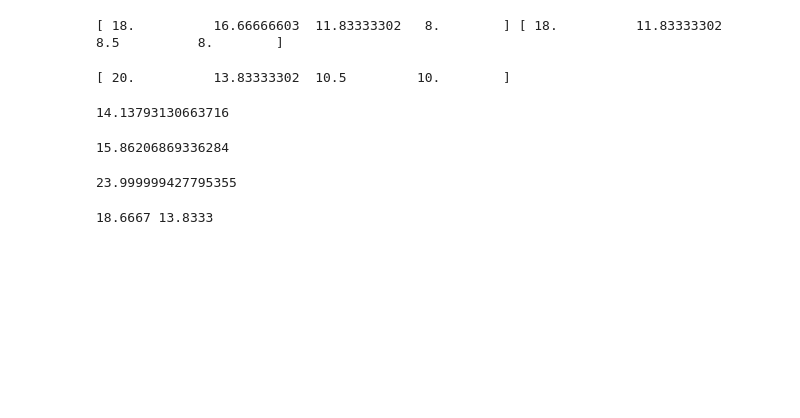
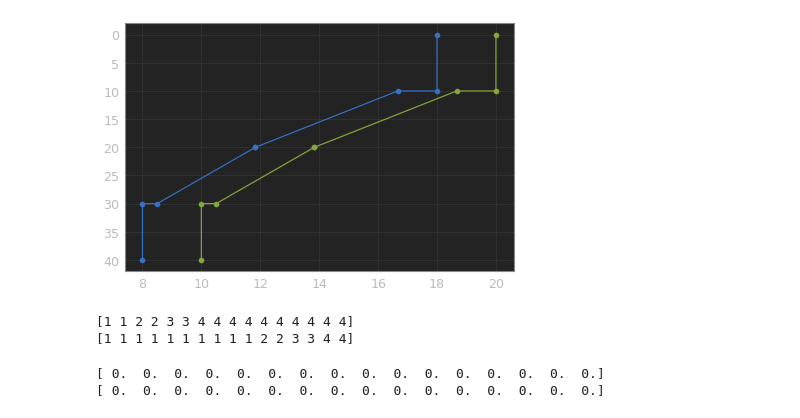
Before and after one commit to ashao/MOM6_analysis, a Jupyter notebook: neutral_diffusion/warmer_right.ipynb, the cells around one changed output. Drawn from its saved outputs; the diff is of its cells as text; code cells hidden in the pictures; blank space fills up the shorter version.

Commit message:
Updates to neutral diffusion to diagnose the neutral surface finding routine

```diff
--- a/neutral_diffusion/warmer_right.ipynb
+++ b/neutral_diffusion/warmer_right.ipynb
@@ -61,20 +65,0 @@ plt.show()
-# %%
-print(Tl_t,Tl_b)
-# %% [output]
-[ 18.          16.66666603  11.83333302   8.        ] [ 18.          11.83333302   8.5          8.        ]
-# %%
-print(Tr_b)
-# %% [output]
-[ 20.          13.83333302  10.5         10.        ]
-# %%
-np.interp(Tl_t[1], np.array([Tr_b[1], Tr_t[1]]), np.array([20.,10.]))
-# %% [output]
-14.13793130663716
-# %%
-np.interp(Tr_b[1], np.array([Tl_b[1], Tl_t[1]]), np.array([20.,10.]))
-# %% [output]
-15.86206869336284
-# %%
-np.interp(Tr_b[2], np.array([Tl_b[2], Tl_t[2]]), np.array([30.,20.]))
-# %% [output]
-23.999999427795355
@@ -83,4 +65,0 @@ np.interp?
-# %%
-print(Tr_t[1],Tr_b[1])
-# %% [output]
-18.6667 13.8333
@@ -88,0 +66,39 @@ np.interp?
+# %%
+pol = np.zeros(4*hl.size, dtype=np.float32)
+por = np.zeros(4*hl.size, dtype=np.float32)
+kol = np.zeros(4*hl.size, dtype=np.int32)
+kor = np.zeros(4*hl.size, dtype=np.int32)
+heff = np.zeros(4*hl.size-1,dtype=np.float32)
+Sl_t = np.zeros(hl.size) ; Sl_b = np.zeros(hl.size)
+Sr_t = np.zeros(hl.size) ; Sr_b = np.zeros(hl.size)
+drdt_lt = np.ones(hl.size)*0.1 ; drdt_lb = np.ones(hl.size)*0.1
+drds_lt = np.zeros(hl.size) ; drds_lb = np.zeros(hl.size)
+drdt_rt = np.ones(hl.size) ; drdt_rb = np.ones(hl.size)
+drds_rt = np.zeros(hl.size) ; drds_rb = np.zeros(hl.size)
+Pl = np.zeros(2*hl.size, dtype=np.float32) ; Pr = np.zeros(2*hl.size, dtype=np.float32)
+Sl = np.zeros(2*hl.size, dtype=np.float32) ; Sr = np.zeros(2*hl.size, dtype=np.float32)
+Tl = np.zeros(2*hl.size, dtype=np.float32) ; Tr = np.zeros(2*hl.size, dtype=np.float32)
+
+ppm_routines.find_neutral_surface_positions_discontinuous(
+    zil, Tl_t, Tl_b, Sl_t, Sl_b, drdt_lt, drdt_lb, drds_lt, drds_lb,
+    zir, Tr_t, Tr_b, Sr_t, Sr_b, drdt_rt, drdt_rb, drds_rt, drds_rb,
+    pol, por, kol, kor, heff, Pl, Pr, Sl, Sr, Tl, Tr)
+# %%
+plt.plot(Tl,Pl,'o-')
+plt.plot(Tr,Pr,'o-')
+plt.gca().invert_yaxis()
+plt.show()
+# %% [output]
+[figure, added]
+# %%
+print(kol)
+print(kor)
+# %% [output]
+[1 1 2 2 3 3 4 4 4 4 4 4 4 4 4 4]
+[1 1 1 1 1 1 1 1 1 1 2 2 3 3 4 4]
+# %%
+print(pol)
+print(por)
+# %% [output]
+[ 0.  0.  0.  0.  0.  0.  0.  0.  0.  0.  0.  0.  0.  0.  0.  0.]
+[ 0.  0.  0.  0.  0.  0.  0.  0.  0.  0.  0.  0.  0.  0.  0.  0.]
```
Also changed, not shown: parts of 5 cells of this notebook, 1 other file.
